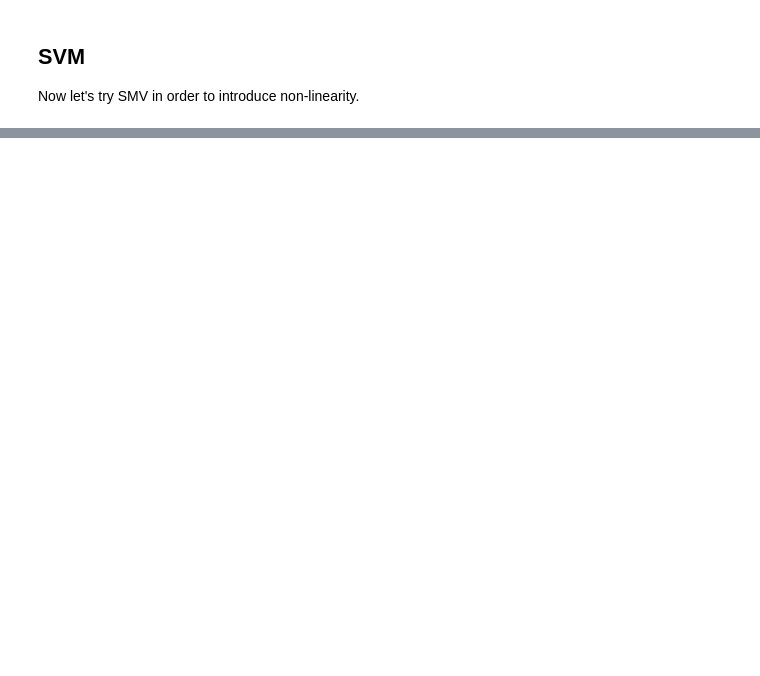
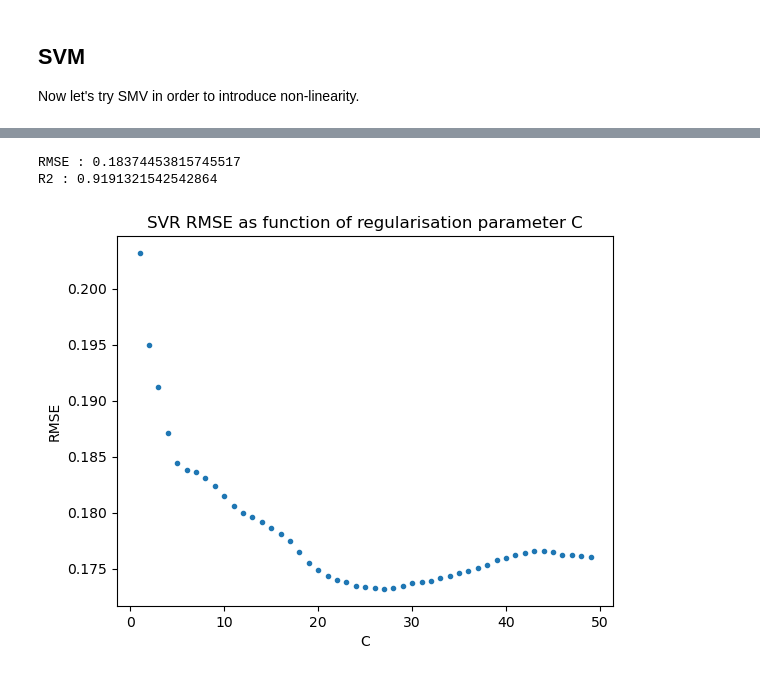
Before and after one commit to Ton201/ML_Miniproject1, a Jupyter notebook: notebooks/Miniproject1_AntoninReh.ipynb, the cells around one changed output, grey strips where cells are left out. Drawn from its saved outputs; the diff is of its cells as text; code cells hidden in the pictures; blank space fills up the shorter version.

```diff
--- a/notebooks/Miniproject1_AntoninReh.ipynb
+++ b/notebooks/Miniproject1_AntoninReh.ipynb
@@ -356,0 +484,11 @@ Best rel. RMSE 0.0011 %
+# %%
+from sklearn.decomposition import PCA
+
+pca = PCA()
+Xtrain_pca = pca.fit_transform(Xtrain_scaled)
+Xval_pca = pca.transform(Xval_scaled)
+# %%
+print(pca.explained_variance_ratio_.sum())
+print("N_components = ",len(pca.explained_variance_ratio_))
+for i in range(0, len(pca.explained_variance_ratio_)):
+    print(f"{pca.explained_variance_ratio_[0:i].sum()*100}% explain by first {i} components")
@@ -356,0 +515,36 @@ Best rel. RMSE 0.0011 %
+# %%
+clf_screen = SVR(C=opt_C, kernel="rbf")
+clf_screen.fit(Xtrain_pca[:,0:10], ytrain)
+print("RMSE :", root_mean_squared_error(yval, clf_screen.predict(Xval_pca[:,0:10])))
+print("R2 :",r2_score(yval, clf_screen.predict(Xval_pca[:,0:10])))
+# %% [output]
+RMSE : 0.18374453815745517
+R2 : 0.9191321542542864
+# %%
+def train_SVR_PCA_C(begin, end, mode='visual', zoom=1, components = 10):
+    Cs = [i/zoom for i in range(begin, end)]
+    RMSE = {}
+    for c in Cs:
+        clf = SVR(kernel = 'rbf',C = c)
+        clf.fit(Xtrain_pca[:,0:components], ytrain)
+        ypred = clf.predict(Xval_pca[:,0:components])
+        rmse = root_mean_squared_error(yval, ypred)
+        r2 = r2_score(yval, ypred)
+        RMSE[rmse] = [c, r2]
+    if mode =='visual':
+            plt.plot(Cs, RMSE.keys(), '.')
+            plt.title('SVR RMSE as function of regularisation parameter C')
+            plt.xlabel("C")
+            plt.ylabel("RMSE")
+            plt.show()
+    elif mode == 'png':
+            plt.plot(Cs, RMSE.keys(), '.')
+            plt.title('SVR validation RMSE as function of regularisation parameter C')
+            plt.xlabel("C")
+            plt.ylabel("RMSE")
+            plt.savefig('../pictures/SVR_training.png')
+    return Cs, RMSE
+# %%
+pcaCs1, pcasvmRMSE1 = train_SVR_PCA_C(1,50)
+# %% [output]
+[figure, added]
```
Also changed, not shown: parts of 46 cells of this notebook.
